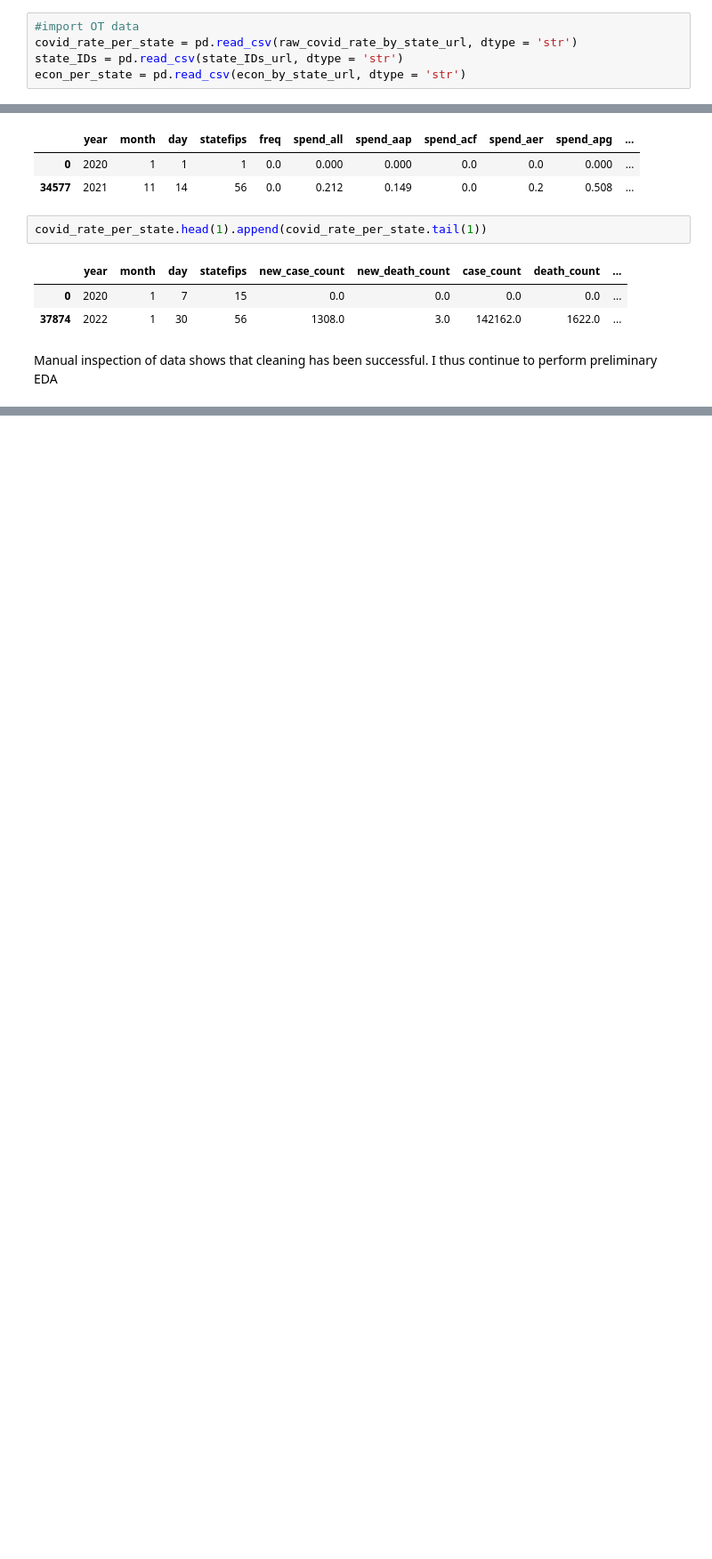
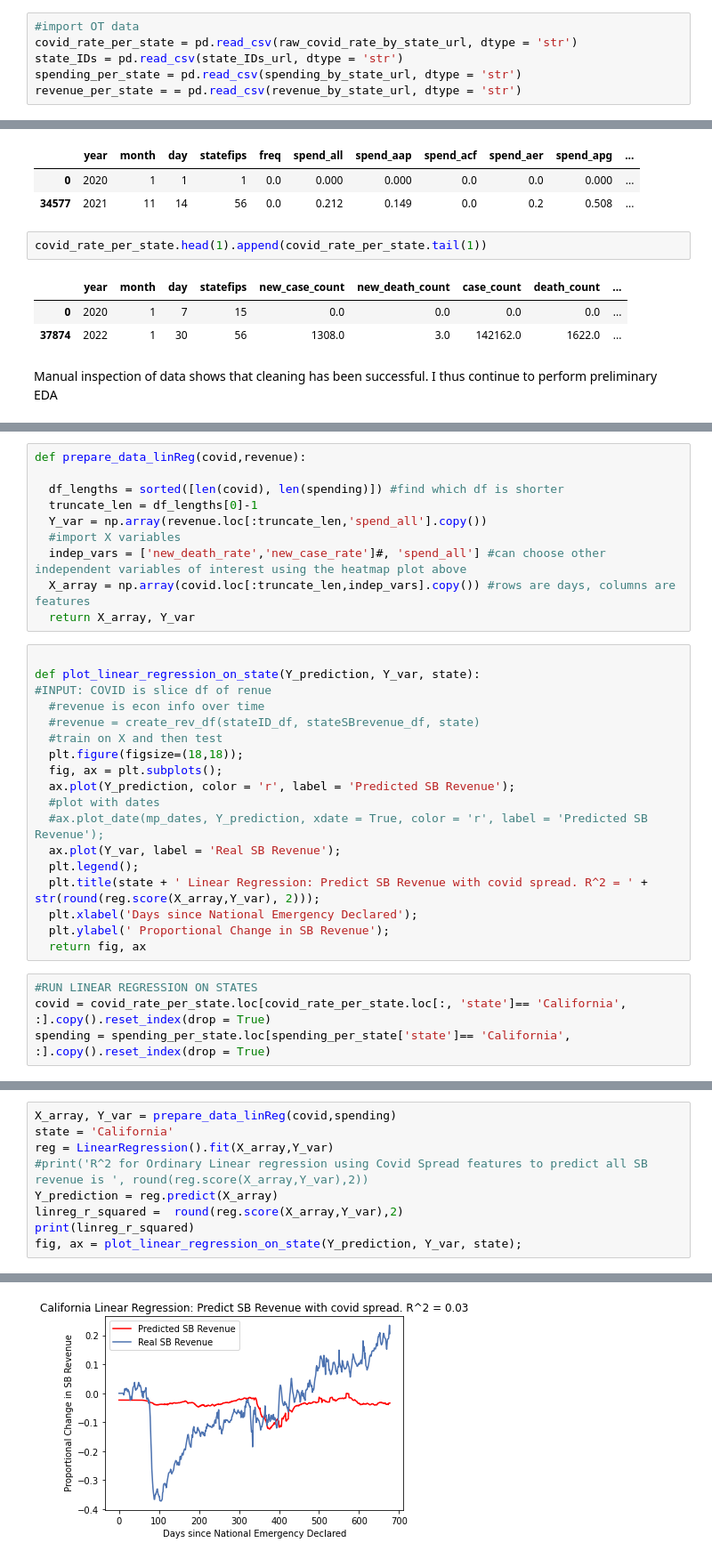
Before and after one commit to cjohnsoncruz/covid_spread_and_business_revenue, a Jupyter notebook: Quantifying_how_Covid_Case_Rates_affect_Business_Revenue.ipynb, the cells around one changed output, grey strips where cells are left out. Shown: that part at 89% size. Saved outputs shown, nothing was run; the diff lists cells and outputs as text; blank space fills up the shorter version.

Commit message:
Begun LinearRegression Model work

```diff
--- a/Quantifying_how_Covid_Case_Rates_affect_Business_Revenue.ipynb
+++ b/Quantifying_how_Covid_Case_Rates_affect_Business_Revenue.ipynb
@@ -66,7 +69,8 @@ econ_by_state_url = 'https://raw.githubusercontent.com/OpportunityInsights/Econo
 #import OT data
 covid_rate_per_state = pd.read_csv(raw_covid_rate_by_state_url, dtype = 'str')
 state_IDs = pd.read_csv(state_IDs_url, dtype = 'str')
-econ_per_state = pd.read_csv(econ_by_state_url, dtype = 'str')
+spending_per_state = pd.read_csv(spending_by_state_url, dtype = 'str')
+revenue_per_state = = pd.read_csv(revenue_by_state_url, dtype = 'str')
 # %% [markdown]
 Do a preliminary check on the data, inspect it for inconsistencies/mission data:
 # %%
@@ -146,0 +145,32 @@ for row in range(num_rows):
+# %%
+def prepare_data_linReg(covid,revenue):
+
+  df_lengths = sorted([len(covid), len(spending)]) #find which df is shorter
+  truncate_len = df_lengths[0]-1
+  Y_var = np.array(revenue.loc[:truncate_len,'spend_all'].copy())
+  #import X variables
+  indep_vars = ['new_death_rate','new_case_rate']#, 'spend_all'] #can choose other independent variables of interest using the heatmap plot above
+  X_array = np.array(covid.loc[:truncate_len,indep_vars].copy()) #rows are days, columns are features
+  return X_array, Y_var
+# %%
+
+def plot_linear_regression_on_state(Y_prediction, Y_var, state):
+#INPUT: COVID is slice df of renue
+  #revenue is econ info over time
+  #revenue = create_rev_df(stateID_df, stateSBrevenue_df, state)
+  #train on X and then test
+  plt.figure(figsize=(18,18));
+  fig, ax = plt.subplots();
+  ax.plot(Y_prediction, color = 'r', label = 'Predicted SB Revenue');
+  #plot with dates
+  #ax.plot_date(mp_dates, Y_prediction, xdate = True, color = 'r', label = 'Predicted SB Revenue');
+  ax.plot(Y_var, label = 'Real SB Revenue');
+  plt.legend();
+  plt.title(state + ' Linear Regression: Predict SB Revenue with covid spread. R^2 = ' + str(round(reg.score(X_array,Y_var), 2)));
+  plt.xlabel('Days since National Emergency Declared');
+  plt.ylabel(' Proportional Change in SB Revenue');
+  return fig, ax
+# %%
+#RUN LINEAR REGRESSION ON STATES
+covid = covid_rate_per_state.loc[covid_rate_per_state.loc[:, 'state']== 'California', :].copy().reset_index(drop = True)
+spending = spending_per_state.loc[spending_per_state['state']== 'California', :].copy().reset_index(drop = True)
@@ -146,0 +181,10 @@ for row in range(num_rows):
+# %%
+X_array, Y_var = prepare_data_linReg(covid,spending)
+state = 'California'
+reg = LinearRegression().fit(X_array,Y_var)
+#print('R^2 for Ordinary Linear regression using Covid Spread features to predict all SB revenue is ', round(reg.score(X_array,Y_var),2))
+Y_prediction = reg.predict(X_array)
+linreg_r_squared =  round(reg.score(X_array,Y_var),2)
+print(linreg_r_squared)
+fig, ax = plot_linear_regression_on_state(Y_prediction, Y_var, state);
+# %% [output]
@@ -146,0 +193 @@ for row in range(num_rows):
+[figure, added]
```
Also changed, not shown: parts of 17 cells of this notebook.
